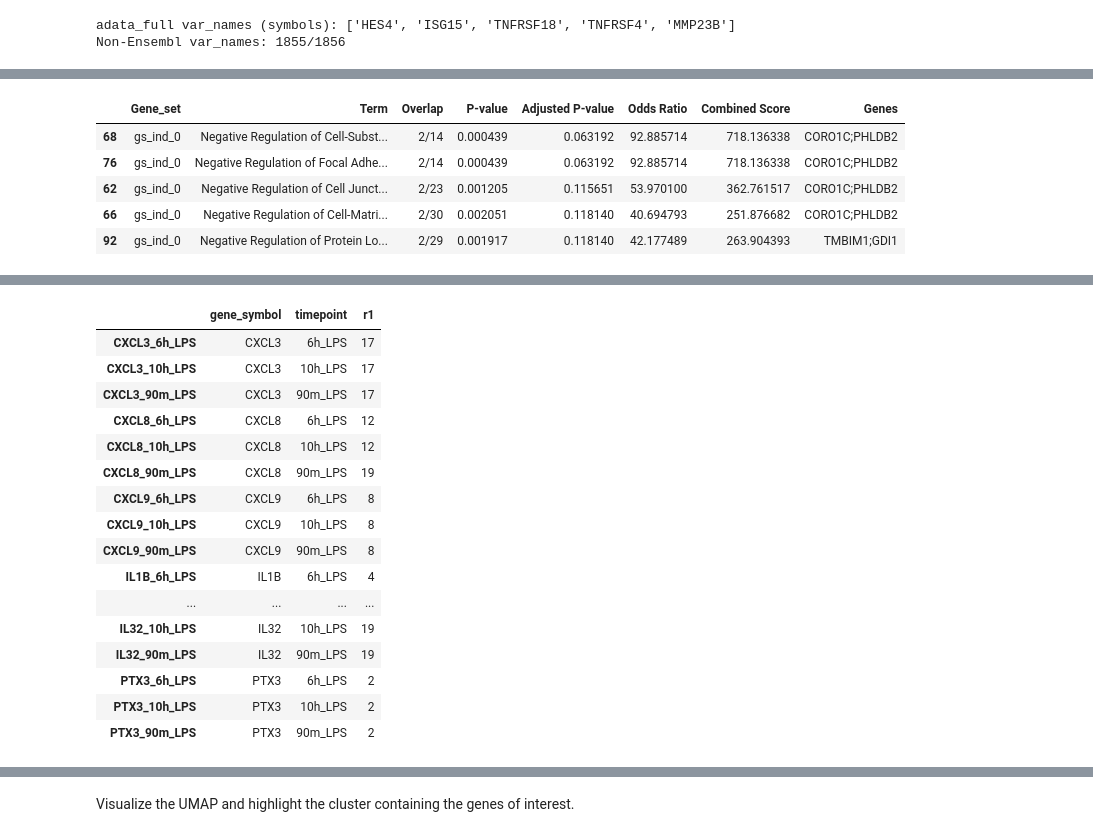
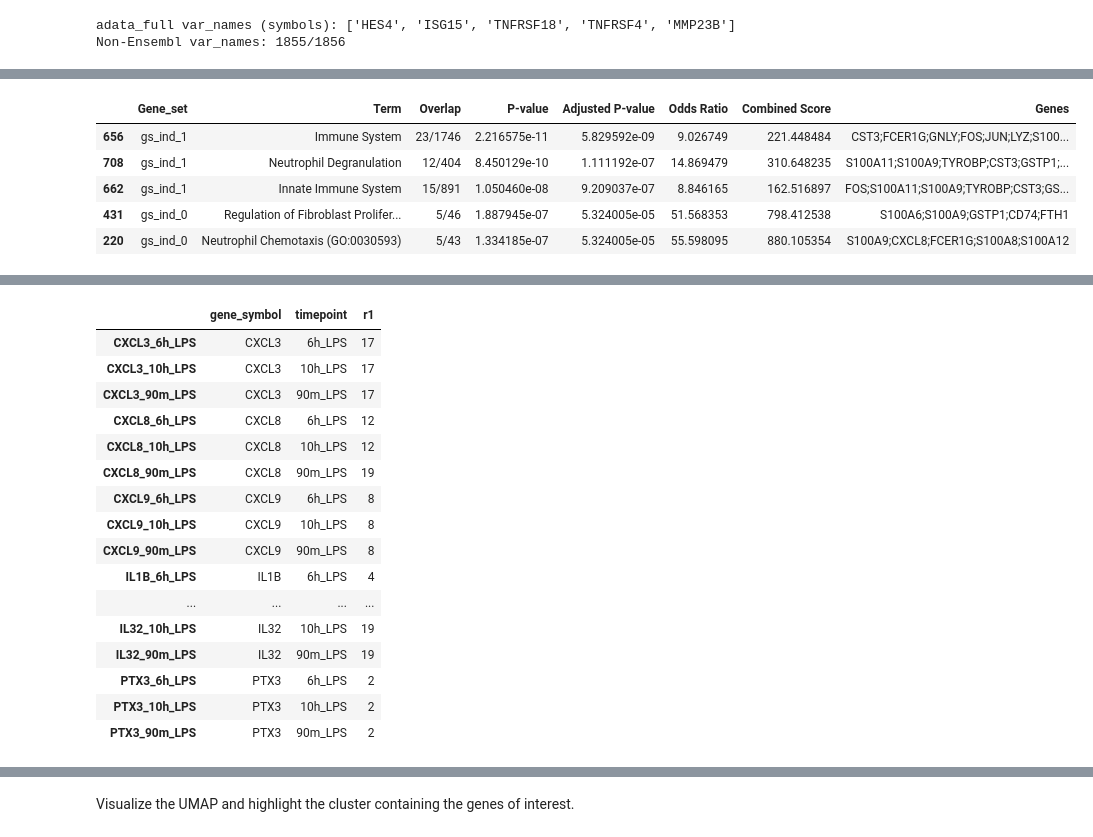
Before and after one commit to kocemir/Perturbgen, a Jupyter notebook: docs/examples/05_GeneProgram_Discovery.ipynb, the cells around one changed output, grey strips where cells are left out. Cells and saved outputs as stored; diff of their text form; code cells hidden in the pictures.

```diff
--- a/docs/examples/05_GeneProgram_Discovery.ipynb
+++ b/docs/examples/05_GeneProgram_Discovery.ipynb
@@ -37,12 +35,14 @@ import scanpy as sc
 
 WORKSPACE = Path("/home/stuke1/perturbgen")
 SOD2 = Path("/mnt/sod2-project/csb4/stuke1/perturbgen")
+LPS_DATA = Path("/mnt/sod2-project/csb4/stuke1/perturbgen_reproduction/lps")  # T_perturb moved off home
 
-# 90/10 MaskGIT extract from notebook 4 (do not use the 16 Aug paper atlas).
-EMB_DIR = SOD2 / "T_perturb" / "res" / "masking_split" / "embeddings_90_10_atlas"
+# Notebook 04 output: embeddings from the 90/10 split-trained MaskGIT model,
+# extracted over all paired cells (`split=False`) for full-atlas analysis.
+EMB_DIR = LPS_DATA / "res" / "masking_split" / "embeddings_90_10_atlas"
 EMB_H5AD = EMB_DIR / "20260819-11:06_inference_embs_t[1, 2, 3]_scmaskgit_mpow.h5ad"
 
-# Gene-program figures live next to this extract.
+# Keep gene-program outputs beside the exact atlas used for this analysis.
 RESULTS_DIR = EMB_DIR / "gene_program_discovery"
 FIG_DIR = RESULTS_DIR / "figures"
 RESULTS_DIR.mkdir(parents=True, exist_ok=True)
@@ -50,8 +50,7 @@ FIG_DIR.mkdir(parents=True, exist_ok=True)
 
 # LPS expression AnnData (for optional expression UMAP / violin plots)
 FULL_H5AD = (
-    WORKSPACE
-    / "T_perturb"
+    LPS_DATA
     / "tokenized_data"
     / "LPS_all_tps_2k"
     / "h5ad_pairing_2000_hvg_GF_genes"
@@ -80,6 +79,5 @@ print(adata)
 print("obsm:", list(adata.obsm.keys()), "| varm:", list(adata.varm.keys()))
 print("n_embedding_cells (unique pairing):", adata.n_obs)
 assert "embeddings_90_10_atlas" in str(EMB_H5AD), EMB_H5AD
-assert "embeddings_full_atlas" not in str(EMB_H5AD), "refusing 16 Aug paper atlas"
 assert "benchmark_test" not in str(EMB_H5AD), "refusing test-split extract"
 # %% [output]
@@ -500,54 +478,27 @@ assert n_mapped > 0, "Symbol mapping failed — check GENE_NAME_ID_DICT / ensemb
 adata_full var_names (symbols): ['HES4', 'ISG15', 'TNFRSF18', 'TNFRSF4', 'MMP23B']
 Non-Ensembl var_names: 1855/1856
 # %%
-# Why cluster 19? Why IL1B / CXCL8 / ... ?
-# Run this AFTER: new_adata, leiden (r1), and Enrichr (results = {}).
+# Validate the run-specific cytokine/immune annotation.
+# In this 90/10 extract, the previously inspected candidate is Leiden cluster 19.
+PROGRAM_CLUSTER = "19"
+r1 = new_adata.obs["r1"].astype(str)
+assert PROGRAM_CLUSTER in set(r1), f"Cluster {PROGRAM_CLUSTER} is absent in this run"
 
-PROGRAM_CLUSTER = "19"
+print("Genes in cluster", PROGRAM_CLUSTER, "(first 15 unique):")
+print(list(new_adata.obs.loc[r1 == PROGRAM_CLUSTER, "gene_symbol"].unique()[:15]))
 
-print("=" * 60)
-print("1) WHO CHOSE", PROGRAM_CLUSTER, "?")
-print("   Typed in cluster_map. Leiden did not pick a name.")
-print("   Immune System Enrichr; CXCL8_90m / IL32 / IL7R sit in box 19 in this extract.")
-print("=" * 60)
-
-r1 = new_adata.obs["r1"].astype(str)
-example_id = PROGRAM_CLUSTER
-if example_id not in set(r1):
-    example_id = sorted(set(r1), key=lambda x: int(x) if str(x).isdigit() else x)[0]
-    print("Cluster", PROGRAM_CLUSTER, "is missing in this run. Using", example_id, "instead.")
-
-print("\nGenes sitting in box", example_id, "(first 15 unique):")
-print(list(new_adata.obs.loc[r1 == example_id, "gene_symbol"].unique()[:15]))
-
-key = next(k for k in results if str(k) == example_id)
-print("\nEnrichr for box", example_id, "(this is the evidence for naming it):")
+key = next(k for k in results if str(k) == PROGRAM_CLUSTER)
+print("\nEnrichr evidence for cluster", PROGRAM_CLUSTER)
 display(results[key].head(5))
 
-print("\nOther boxes whose Enrichr text mentions cytokine/chemokine/interleukin:")
-for cluster, df in results.items():
-    if "Term" not in getattr(df, "columns", []):
-        continue
-    blob = " ".join(df["Term"].astype(str).str.lower())
-    if any(w in blob for w in ["cytokine", "chemokine", "interleukin"]):
-        top = str(df.iloc[0]["Term"]) if len(df) else ""
-        mark = "  <-- tutorial uses this" if str(cluster) == str(PROGRAM_CLUSTER) else ""
-        print(f"  cluster {cluster}: {top}{mark}")
-
-print("\n" + "=" * 60)
-print("2) WHO CHOSE IL1B, CXCL8, ...?")
-print("   Not Enrichr and not Leiden. The paper/tutorial highlight list")
-print("   of famous LPS cytokine genes, to DRAW on the UMAP.")
-print("=" * 60)
-
 highlight_genes = ["IL1RN", "IL1B", "PTX3", "IL32", "IL7R", "CXCL8", "CXCL3", "CXCL9"]
-sub = new_adata.obs[new_adata.obs["gene_symbol"].str.upper().isin(highlight_genes)].copy()
+sub = new_adata.obs[
+    new_adata.obs["gene_symbol"].str.upper().isin(highlight_genes)
+].copy()
 sub["r1"] = sub["r1"].astype(str)
-print("\nWhere those highlight genes actually landed (gene x time -> r1):")
+print("\nWhere the declared marker panel landed (gene × time → r1):")
 display(sub[["gene_symbol", "timepoint", "r1"]].sort_values(["gene_symbol", "timepoint"]))
-print("Count of highlight points per cluster:")
+print("Marker counts by cluster:")
 print(sub["r1"].value_counts())
-in_box = sub.loc[sub["r1"] == str(example_id), "gene_symbol"].str.upper().unique().tolist()
-print(f"\nHighlight genes that ARE in box {example_id}:", in_box)
-print(f"Highlight genes that are NOT in box {example_id}:", sorted(set(highlight_genes) - set(in_box)))
+print("This label is an analysis annotation, not a fixed paper cluster or KO validation.")
 # %% [output]
@@ -564,6 +509,6 @@ Enrichr for box 21 (this is the evidence for naming it):
 |  | Gene_set | Term | Overlap | P-value | Adjusted P-value | Odds Ratio | Combined Score | Genes |
-| 68 | gs_ind_0 | Negative Regulation of Cell-Subst... | 2/14 | 0.000439 | 0.063192 | 92.885714 | 718.136338 | CORO1C;PHLDB2 |
-| 76 | gs_ind_0 | Negative Regulation of Focal Adhe... | 2/14 | 0.000439 | 0.063192 | 92.885714 | 718.136338 | CORO1C;PHLDB2 |
-| 62 | gs_ind_0 | Negative Regulation of Cell Junct... | 2/23 | 0.001205 | 0.115651 | 53.970100 | 362.761517 | CORO1C;PHLDB2 |
-| 66 | gs_ind_0 | Negative Regulation of Cell-Matri... | 2/30 | 0.002051 | 0.118140 | 40.694793 | 251.876682 | CORO1C;PHLDB2 |
-| 92 | gs_ind_0 | Negative Regulation of Protein Lo... | 2/29 | 0.001917 | 0.118140 | 42.177489 | 263.904393 | TMBIM1;GDI1 |
+| 656 | gs_ind_1 | Immune System | 23/1746 | 2.216575e-11 | 5.829592e-09 | 9.026749 | 221.448484 | CST3;FCER1G;GNLY;FOS;JUN;LYZ;S100... |
+| 708 | gs_ind_1 | Neutrophil Degranulation | 12/404 | 8.450129e-10 | 1.111192e-07 | 14.869479 | 310.648235 | S100A11;S100A9;TYROBP;CST3;GSTP1;... |
+| 662 | gs_ind_1 | Innate Immune System | 15/891 | 1.050460e-08 | 9.209037e-07 | 8.846165 | 162.516897 | FOS;S100A11;S100A9;TYROBP;CST3;GS... |
+| 431 | gs_ind_0 | Regulation of Fibroblast Prolifer... | 5/46 | 1.887945e-07 | 5.324005e-05 | 51.568353 | 798.412538 | S100A6;S100A9;GSTP1;CD74;FTH1 |
+| 220 | gs_ind_0 | Neutrophil Chemotaxis (GO:0030593) | 5/43 | 1.334185e-07 | 5.324005e-05 | 55.598095 | 880.105354 | S100A9;CXCL8;FCER1G;S100A8;S100A12 |
```
Also changed, not shown: parts of 20 cells of this notebook, 27 other files.
